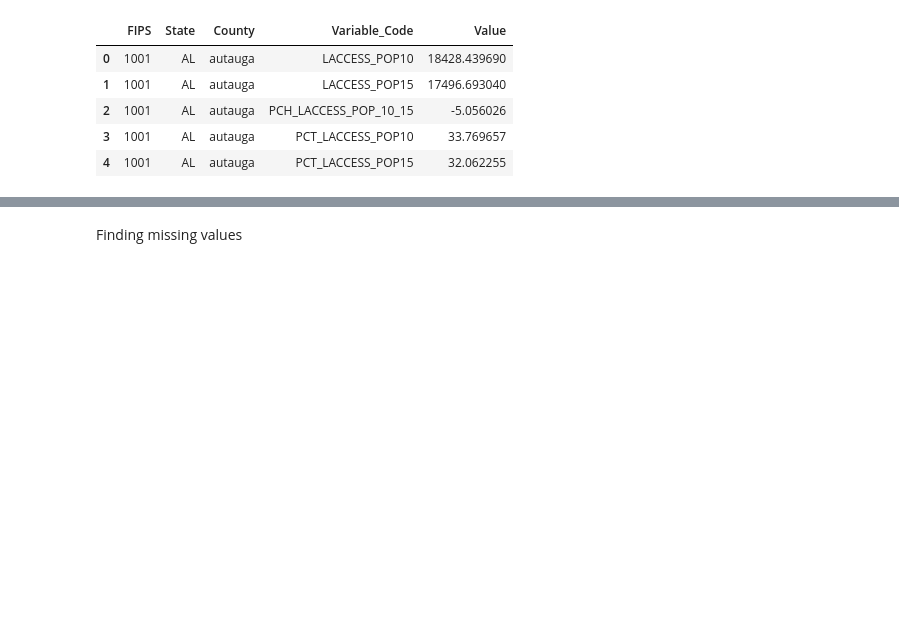
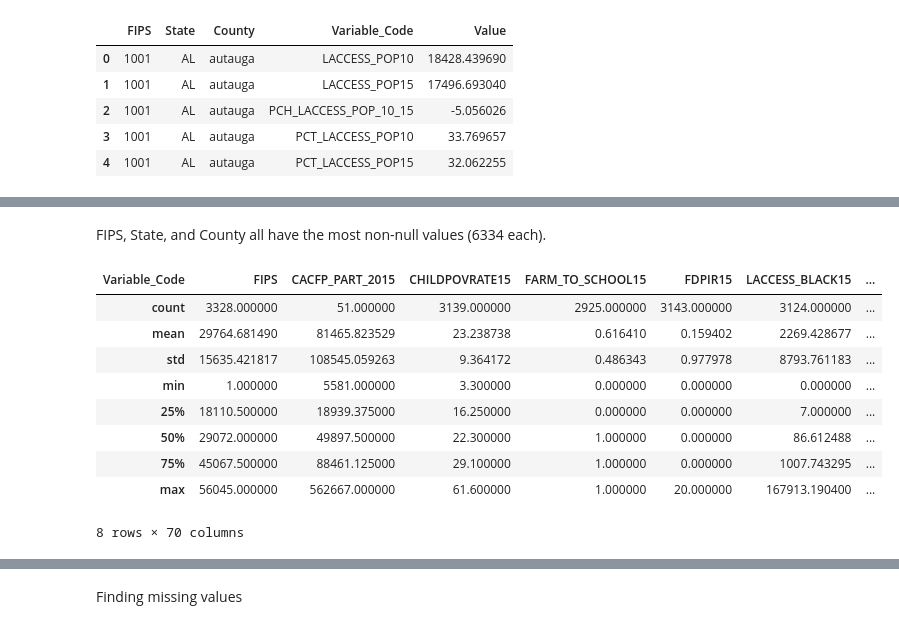
Before and after one commit to gabbycjames/DataScience_Capstone, a Jupyter notebook: DataWrangling.ipynb, the cells around one changed output, grey strips where cells are left out. Saved outputs shown, nothing was run; the diff lists cells and outputs as text; code cells hidden in the pictures; blank space fills up the shorter version.

Commit message:
Working with missing values

```diff
--- a/DataWrangling.ipynb
+++ b/DataWrangling.ipynb
@@ -179,0 +212,15 @@ assert data_state_county['State'].dtype == 'string'
+# %% [markdown]
+FIPS, State, and County all have the most non-null values (6334 each).
+# %%
+pivot_df.describe()
+# %% [output]
+| Variable_Code | FIPS | CACFP_PART_2015 | CHILDPOVRATE15 | FARM_TO_SCHOOL15 | FDPIR15 | LACCESS_BLACK15 | ... |
+| count | 3328.000000 | 51.000000 | 3139.000000 | 2925.000000 | 3143.000000 | 3124.000000 | ... |
+| mean | 29764.681490 | 81465.823529 | 23.238738 | 0.616410 | 0.159402 | 2269.428677 | ... |
+| std | 15635.421817 | 108545.059263 | 9.364172 | 0.486343 | 0.977978 | 8793.761183 | ... |
+| min | 1.000000 | 5581.000000 | 3.300000 | 0.000000 | 0.000000 | 0.000000 | ... |
+| 25% | 18110.500000 | 18939.375000 | 16.250000 | 0.000000 | 0.000000 | 7.000000 | ... |
+| 50% | 29072.000000 | 49897.500000 | 22.300000 | 1.000000 | 0.000000 | 86.612488 | ... |
+| 75% | 45067.500000 | 88461.125000 | 29.100000 | 1.000000 | 0.000000 | 1007.743295 | ... |
+| max | 56045.000000 | 562667.000000 | 61.600000 | 1.000000 | 20.000000 | 167913.190400 | ... |
+8 rows × 70 columns
```
Also changed, not shown: parts of 22 cells of this notebook.
